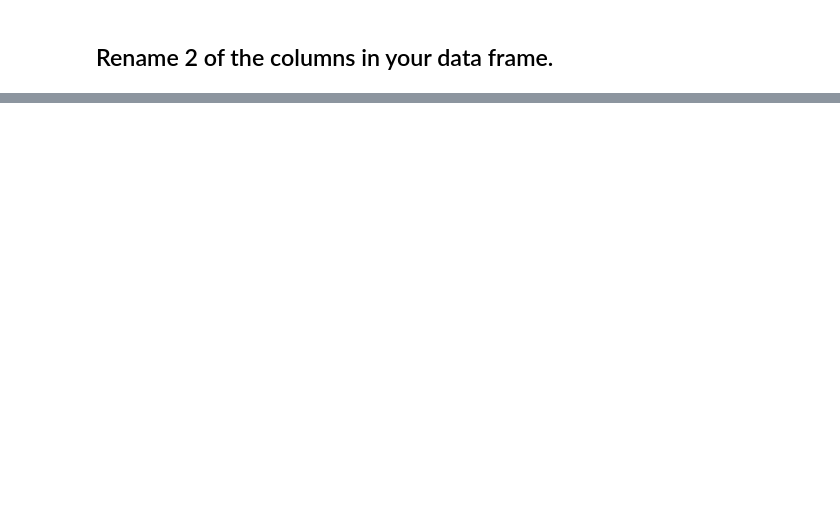
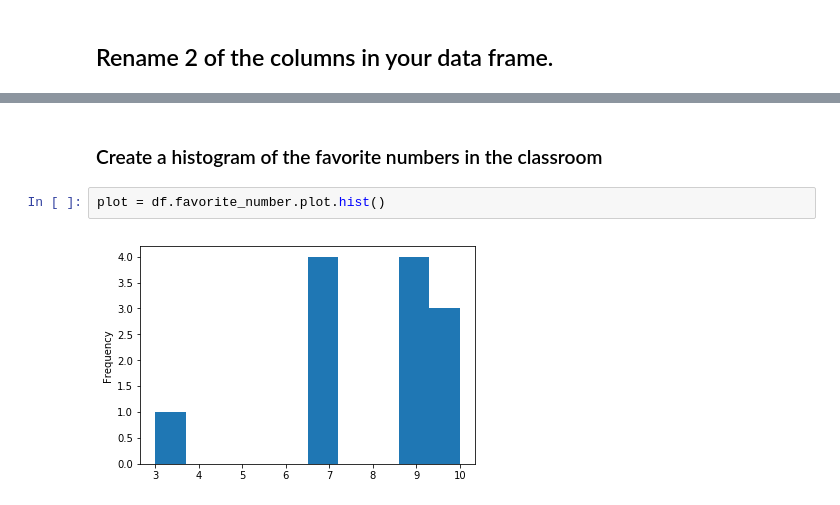
Before and after one commit to ecdedios/python-exercises, a Jupyter notebook: pandas_mini_exercises.ipynb, the cells around one changed output, grey strips where cells are left out. Saved outputs shown, nothing was run; the diff lists cells and outputs as text; blank space fills up the shorter version.

```diff
--- a/pandas_mini_exercises.ipynb
+++ b/pandas_mini_exercises.ipynb
@@ -68,0 +293,6 @@ df[df.shoe_size < df.shoe_size.quantile(.25)]
+# %% [markdown]
+### Create a histogram of the favorite numbers in the classroom
+# %%
+plot = df.favorite_number.plot.hist()
+# %% [output]
+[figure, added]
```
Also changed, not shown: parts of 57 cells of this notebook, 3 other files.
